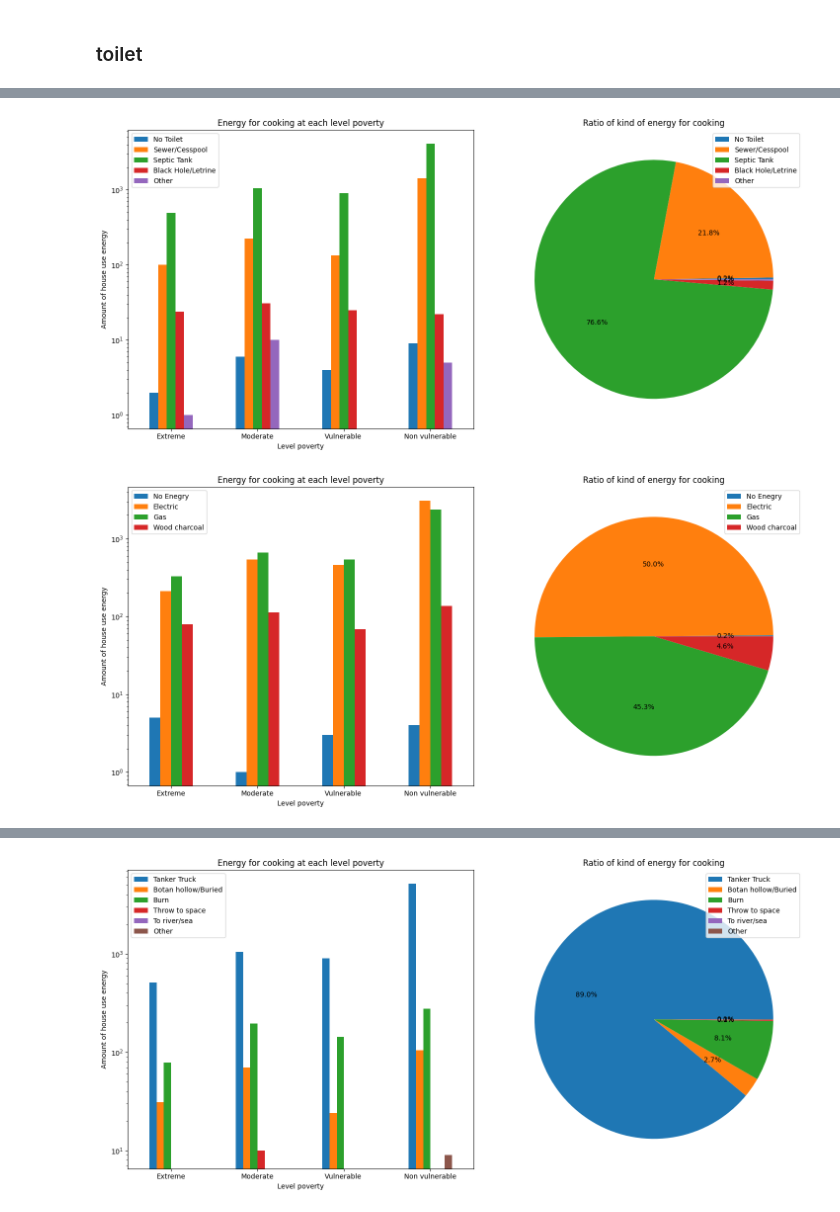
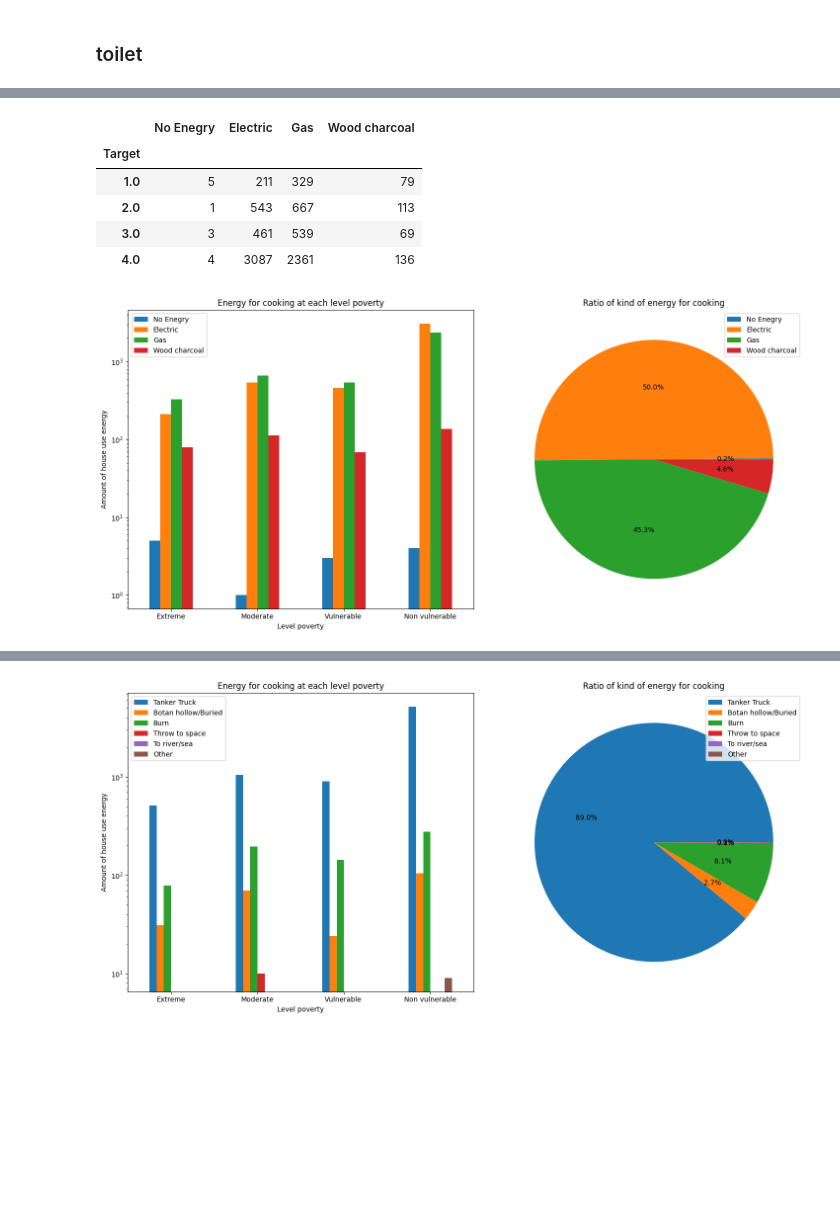
Before and after one commit to iam-Dylan/costa-rican-household, a Jupyter notebook: source/eda.ipynb, the cells around one changed output, grey strips where cells are left out. Saved outputs shown, nothing was run; the diff lists cells and outputs as text; code cells hidden in the pictures; blank space fills up the shorter version.

```diff
--- a/source/eda.ipynb
+++ b/source/eda.ipynb
@@ -103,9 +111,19 @@ sani_df
+# %%
+cols_name = ['No Enegry', 'Electric', 'Gas','Wood charcoal', 'Target']
+enegry_df = crearte_df(all_data, 'energcocinar', cols_name)
+enegry_df
+# %% [output]
+|  | No Enegry | Electric | Gas | Wood charcoal |
+| Target |  |  |  |  |
+| 1.0 | 5 | 211 | 329 | 79 |
+| 2.0 | 1 | 543 | 667 | 113 |
+| 3.0 | 3 | 461 | 539 | 69 |
+| 4.0 | 4 | 3087 | 2361 | 136 |
 # %%
-plot_bar_and_pie(sani_df,
+plot_bar_and_pie(enegry_df,
                  'Energy for cooking at each level poverty',
                  'Level poverty',
                  'Amount of house use energy',
                  'Ratio of kind of energy for cooking')
 # %% [output]
-[figure, old version]
+[figure, new version]
-[figure, removed]
```
Also changed, not shown: parts of 10 cells of this notebook, 1 other file.
